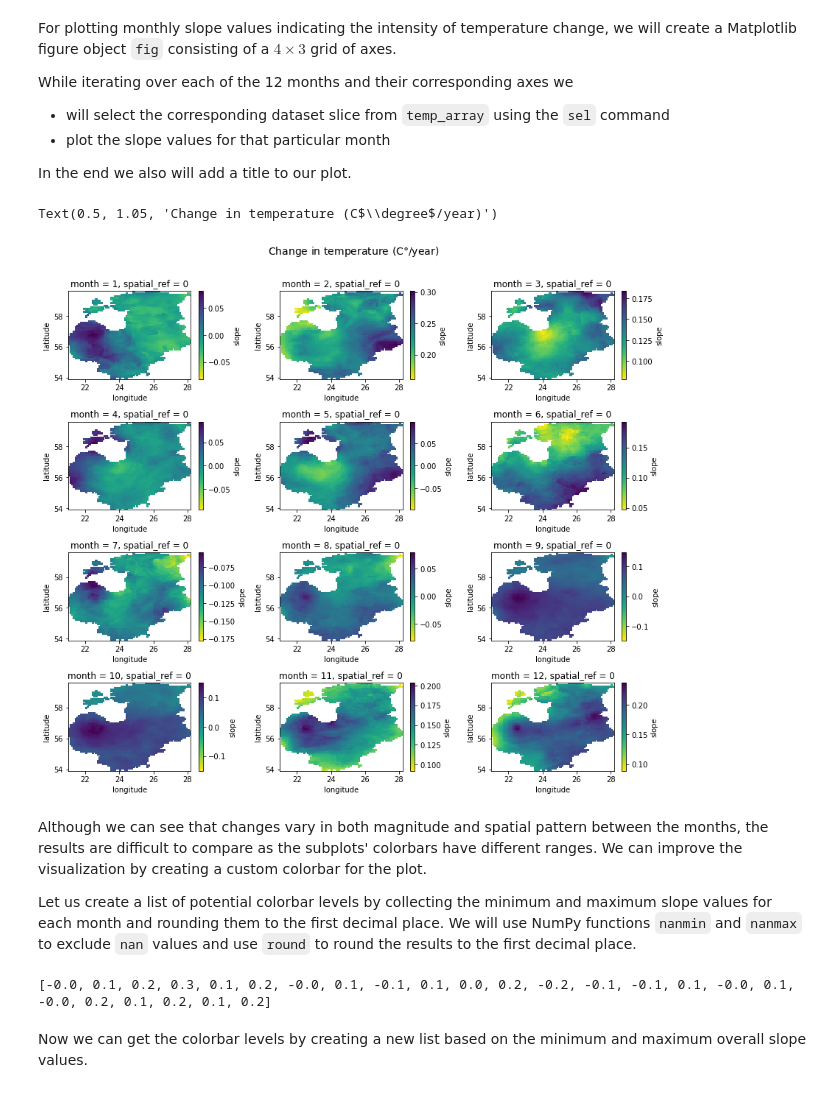
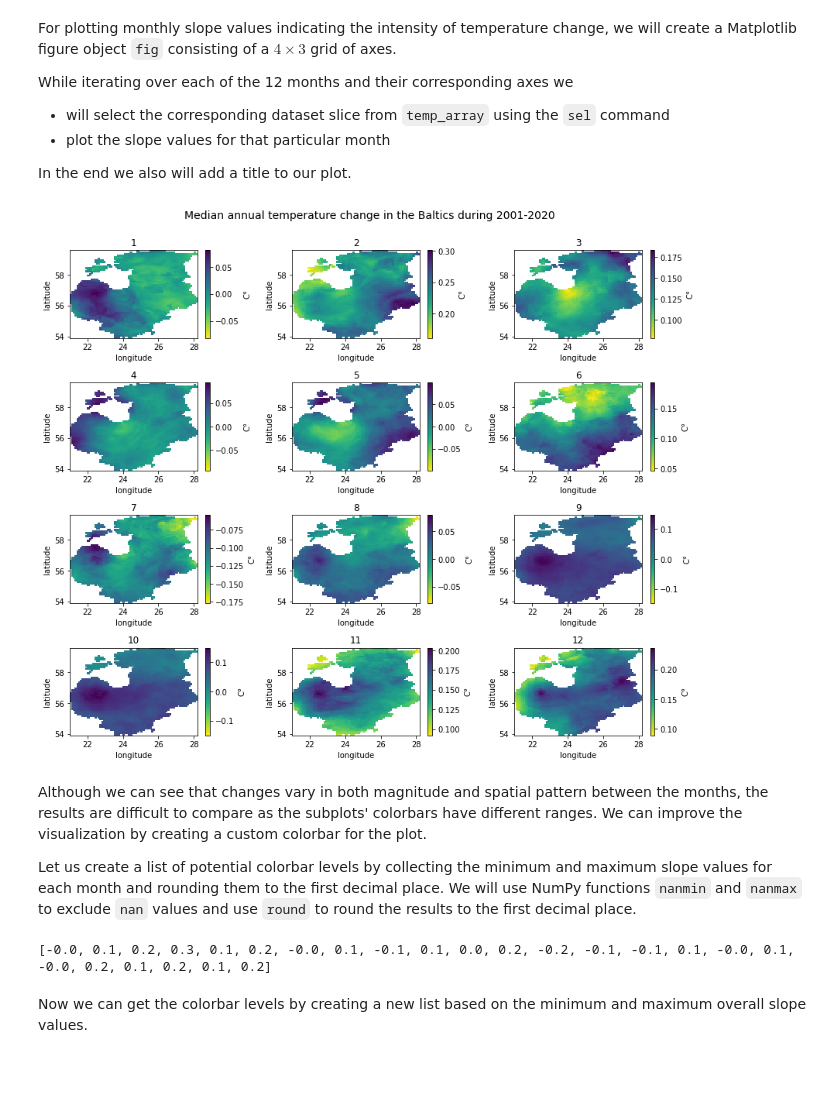
Before and after one commit to LandscapeGeoinformatics/EGU_2021_lgeo_workshops, a Jupyter notebook: SC5.8/EGU2021_Workshop_SC58.ipynb, the cells around one changed output. Cells and saved outputs as stored; diff of their text form; code cells hidden in the pictures.

```diff
--- a/SC5.8/EGU2021_Workshop_SC58.ipynb
+++ b/SC5.8/EGU2021_Workshop_SC58.ipynb
@@ -449,20 +529,24 @@ While iterating over each of the 12 months and their corresponding axes we
 
 In the end we also will add a title to our plot.
 # %%
-# Create figure and iterate over months to plot the existence of trends in cells
+# Degree symbol for colorbar
+degree_symbol = '$\degree$'
+
+# Create figure and iterate over months to plot slope values in cells
 fig, axes = plt.subplots(4, 3, figsize=(12, 10))
 for month, ax in zip(months, axes.flatten()):
     ds = temp_array.sel(month=month) # select the month
-    ds['slope'].plot(ax=ax, cmap='viridis_r')
-fig.tight_layout()
+    ds['slope'].plot(ax=ax, cmap='viridis_r', cbar_kwargs={'label': 'C{}'.format(degree_symbol)}) # plot slope values
+    ax.set_title(int(month))
 
 # Add the title
-degree_symbol = '$\degree$'
-fig_title = 'Change in temperature (C{}/year)'.format(degree_symbol)
-fig.suptitle(fig_title, y=1.05, size=14)
+fig_title = 'Median annual temperature change in the Baltics during 2001-2020'
+fig.suptitle(fig_title, y=1, size=14)
+
+# Reduce whitespace around the plot
+fig.tight_layout()
 # %% [output]
-Text(0.5, 1.05, 'Change in temperature (C$\\degree$/year)')
-[figure, old version]
+[figure, new version]
 # %% [markdown]
 Although we can see that changes vary in both magnitude and spatial pattern between the months, the results are difficult to compare as the subplots' colorbars have different ranges. We can improve the visualization by creating a custom colorbar for the plot.
 
@@ -477,10 +561,9 @@ for month in months:
     min_slope = np.round(np.nanmin(slope_values), 1)
     max_slope = np.round(np.nanmax(slope_values), 1)
     slopes.extend([min_slope, max_slope])
+print(slopes)
+# %% [output]
+[-0.0, 0.1, 0.2, 0.3, 0.1, 0.2, -0.0, 0.1, -0.1, 0.1, 0.0, 0.2, -0.2, -0.1, -0.1, 0.1, -0.0, 0.1, -0.0, 0.2, 0.1, 0.2, 0.1, 0.2]
-# %%
-print(slopes)
-# %% [output]
-[-0.0, 0.1, 0.2, 0.3, 0.1, 0.2, -0.0, 0.1, -0.1, 0.1, 0.0, 0.2, -0.2, -0.1, -0.1, 0.1, -0.0, 0.1, -0.0, 0.2, 0.1, 0.2, 0.1, 0.2]
 # %% [markdown]
 Now we can get the colorbar levels by creating a new list based on the minimum and maximum overall slope values.
 # %%
```
Also changed, not shown: parts of 50 cells of this notebook.
